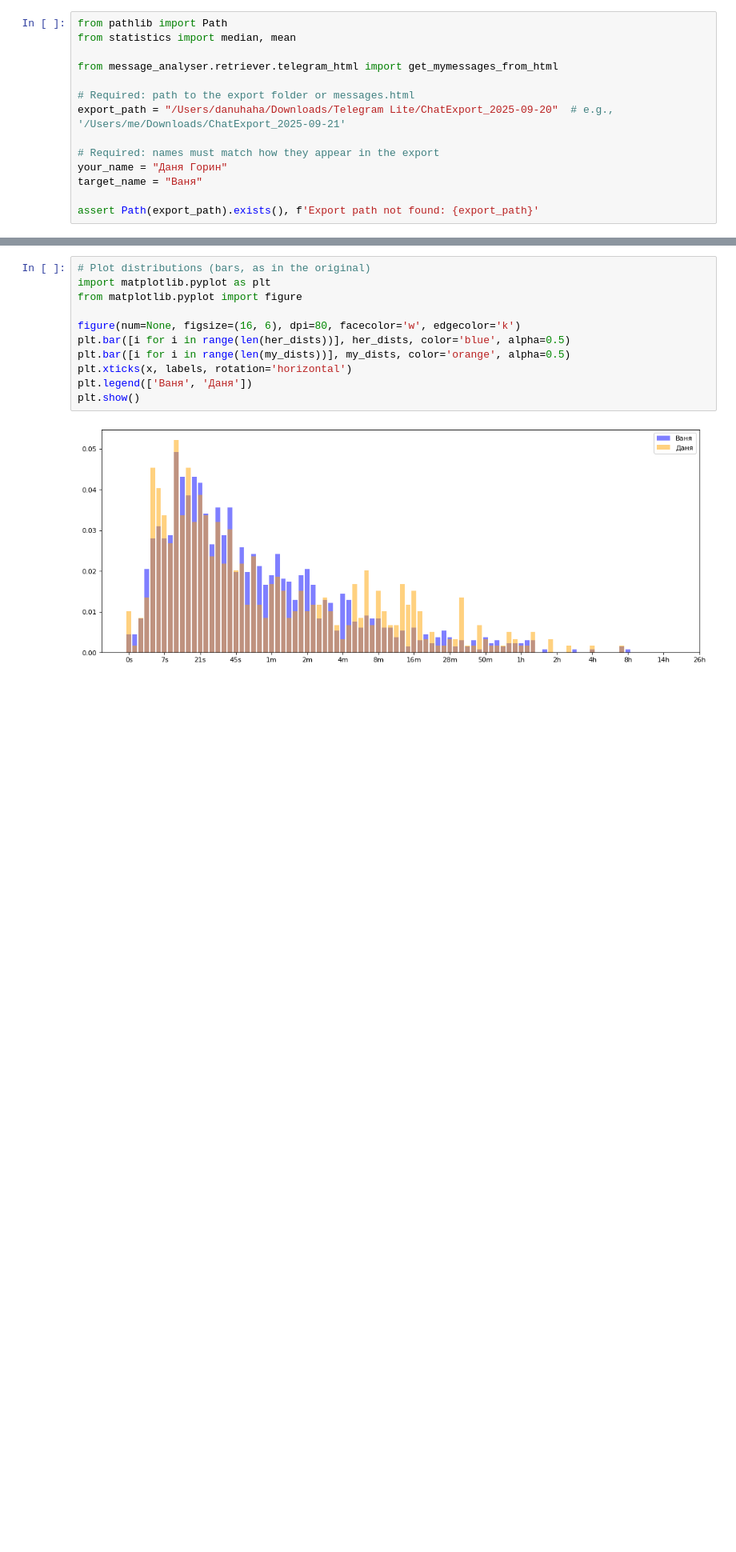
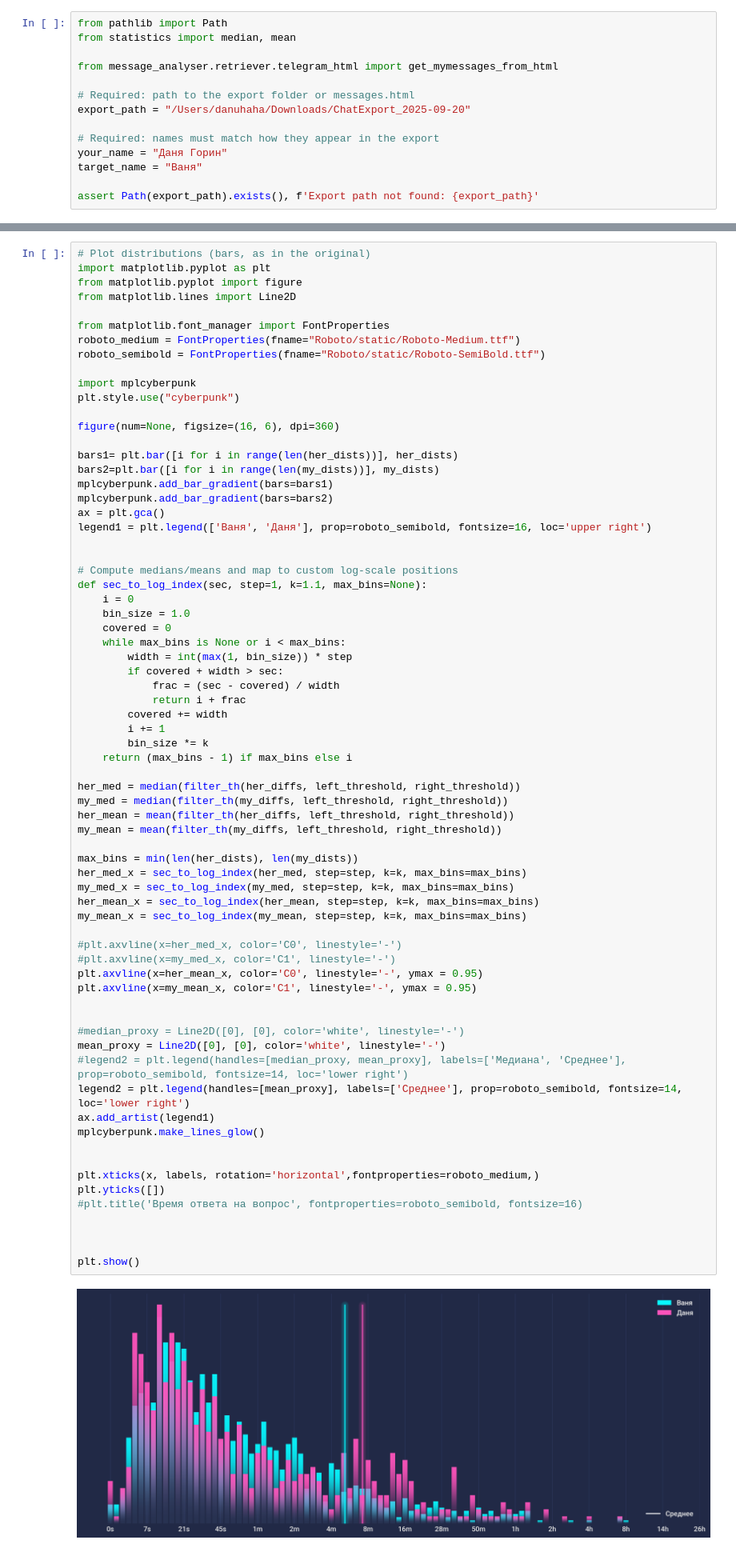
Before and after one commit to danuhaha/telestats, a Jupyter notebook: message_analyser/response_timing.ipynb, the cells around one changed output, grey strips where cells are left out. Shown at 80% size. Saved outputs shown, nothing was run; the diff lists cells and outputs as text; blank space fills up the shorter version.

Commit message:
style: make the response timing plot prettier + add Roboto font

```diff
--- a/message_analyser/response_timing.ipynb
+++ b/message_analyser/response_timing.ipynb
@@ -10,7 +10,7 @@ from statistics import median, mean
 from message_analyser.retriever.telegram_html import get_mymessages_from_html
 
 # Required: path to the export folder or messages.html
-export_path = "/Users/danuhaha/Downloads/Telegram Lite/ChatExport_2025-09-20"  # e.g., '/Users/me/Downloads/ChatExport_2025-09-21'
+export_path = "/Users/danuhaha/Downloads/ChatExport_2025-09-20"
 
 # Required: names must match how they appear in the export
 your_name = "Даня Горин"
@@ -152,13 +152,72 @@ print(
 # %%
 # Plot distributions (bars, as in the original)
 import matplotlib.pyplot as plt
 from matplotlib.pyplot import figure
+from matplotlib.lines import Line2D
 
-figure(num=None, figsize=(16, 6), dpi=80, facecolor='w', edgecolor='k')
-plt.bar([i for i in range(len(her_dists))], her_dists, color='blue', alpha=0.5)
-plt.bar([i for i in range(len(my_dists))], my_dists, color='orange', alpha=0.5)
-plt.xticks(x, labels, rotation='horizontal')
-plt.legend(['Ваня', 'Даня'])
+from matplotlib.font_manager import FontProperties
+roboto_medium = FontProperties(fname="Roboto/static/Roboto-Medium.ttf")
+roboto_semibold = FontProperties(fname="Roboto/static/Roboto-SemiBold.ttf")
+
+import mplcyberpunk
+plt.style.use("cyberpunk")
+
+figure(num=None, figsize=(16, 6), dpi=360)
+
+bars1= plt.bar([i for i in range(len(her_dists))], her_dists)
+bars2=plt.bar([i for i in range(len(my_dists))], my_dists)
+mplcyberpunk.add_bar_gradient(bars=bars1)
+mplcyberpunk.add_bar_gradient(bars=bars2)
+ax = plt.gca()
+legend1 = plt.legend(['Ваня', 'Даня'], prop=roboto_semibold, fontsize=16, loc='upper right')
+
+
+# Compute medians/means and map to custom log-scale positions
+def sec_to_log_index(sec, step=1, k=1.1, max_bins=None):
+    i = 0
+    bin_size = 1.0
+    covered = 0
+    while max_bins is None or i < max_bins:
+        width = int(max(1, bin_size)) * step
+        if covered + width > sec:
+            frac = (sec - covered) / width
+            return i + frac
+        covered += width
+        i += 1
+        bin_size *= k
+    return (max_bins - 1) if max_bins else i
+
+her_med = median(filter_th(her_diffs, left_threshold, right_threshold))
+my_med = median(filter_th(my_diffs, left_threshold, right_threshold))
+her_mean = mean(filter_th(her_diffs, left_threshold, right_threshold))
+my_mean = mean(filter_th(my_diffs, left_threshold, right_threshold))
+
+max_bins = min(len(her_dists), len(my_dists))
+her_med_x = sec_to_log_index(her_med, step=step, k=k, max_bins=max_bins)
+my_med_x = sec_to_log_index(my_med, step=step, k=k, max_bins=max_bins)
+her_mean_x = sec_to_log_index(her_mean, step=step, k=k, max_bins=max_bins)
+my_mean_x = sec_to_log_index(my_mean, step=step, k=k, max_bins=max_bins)
+
+#plt.axvline(x=her_med_x, color='C0', linestyle='-')
+#plt.axvline(x=my_med_x, color='C1', linestyle='-')
+plt.axvline(x=her_mean_x, color='C0', linestyle='-', ymax = 0.95)
+plt.axvline(x=my_mean_x, color='C1', linestyle='-', ymax = 0.95)
+
+
+#median_proxy = Line2D([0], [0], color='white', linestyle='-')
+mean_proxy = Line2D([0], [0], color='white', linestyle='-')
+#legend2 = plt.legend(handles=[median_proxy, mean_proxy], labels=['Медиана', 'Среднее'], prop=roboto_semibold, fontsize=14, loc='lower right')
+legend2 = plt.legend(handles=[mean_proxy], labels=['Среднее'], prop=roboto_semibold, fontsize=14, loc='lower right')
+ax.add_artist(legend1)
+mplcyberpunk.make_lines_glow()
+
+
+plt.xticks(x, labels, rotation='horizontal',fontproperties=roboto_medium,)
+plt.yticks([])
+#plt.title('Время ответа на вопрос', fontproperties=roboto_semibold, fontsize=16)
+
+
+
 plt.show()
 # %% [output]
-[figure, old version]
+[figure, new version]
```
Also changed, not shown: parts of 1 cell of this notebook, 59 other files.
